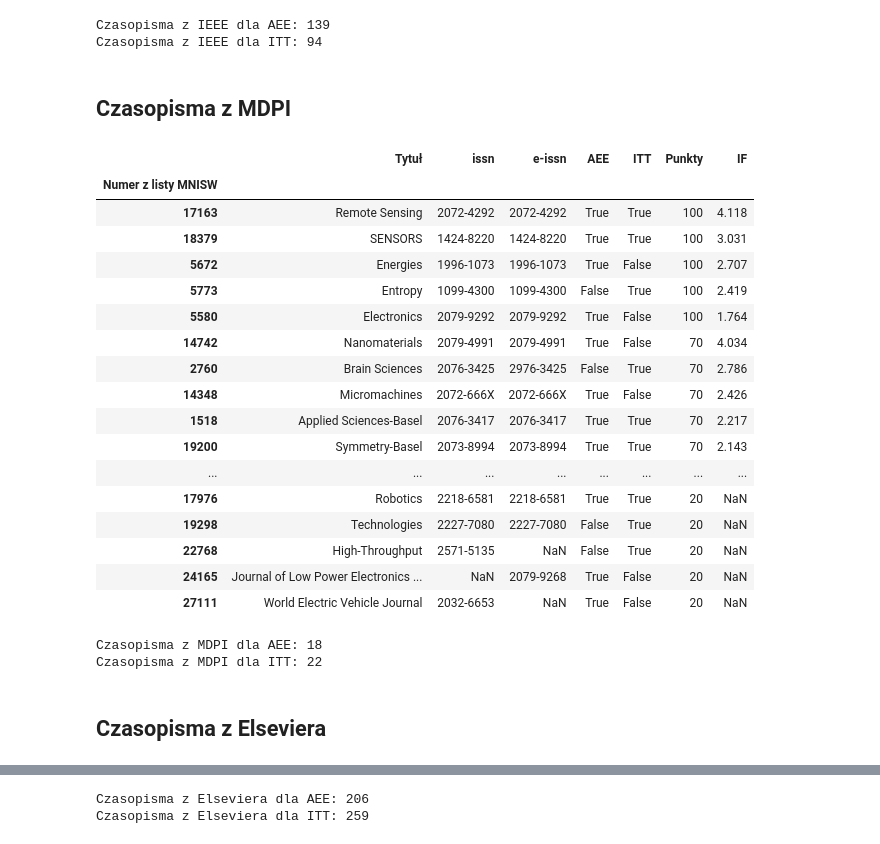
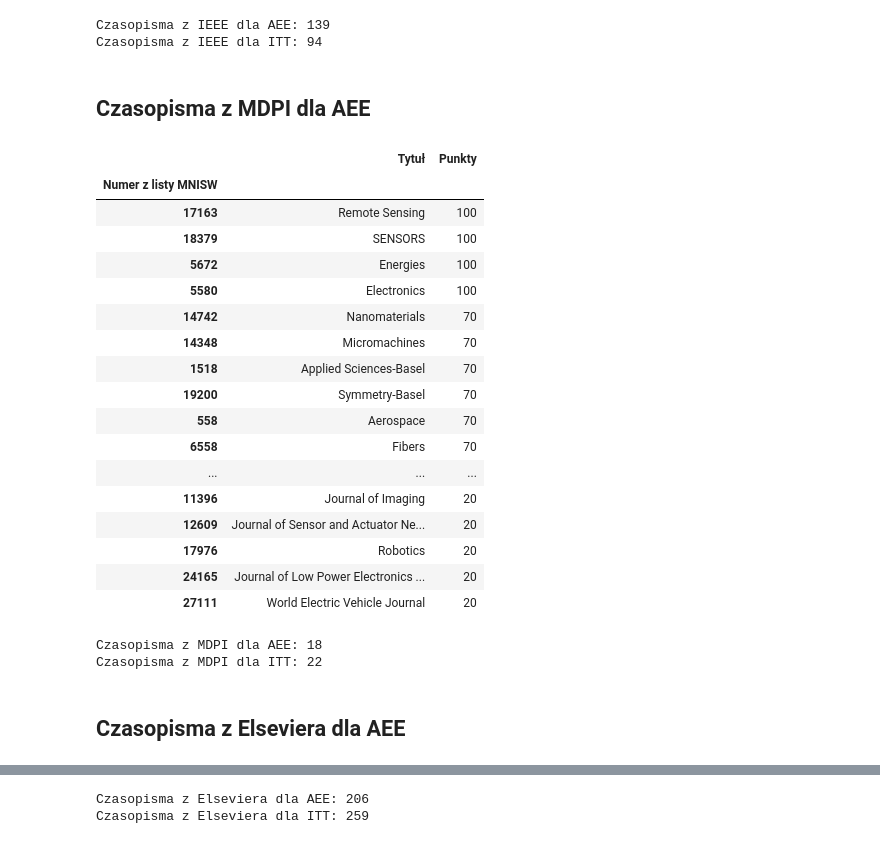
Before and after one commit to KAIR-ISZ/public_documents, a Jupyter notebook: Punktacja czasopism/Documents/Raport.ipynb, the cells around one changed output, grey strips where cells are left out. Saved outputs shown, nothing was run; the diff lists cells and outputs as text; code cells hidden in the pictures.

```diff
--- a/Punktacja czasopism/Documents/Raport.ipynb
+++ b/Punktacja czasopism/Documents/Raport.ipynb
@@ -138,33 +138,33 @@ print('Czasopisma z IEEE dla ITT: '+str(sum(IEEE.ITT)))
 Czasopisma z IEEE dla AEE: 139
 Czasopisma z IEEE dla ITT: 94
 # %% [markdown]
-## Czasopisma z MDPI
+## Czasopisma z MDPI dla AEE
 # %%
 MDPI=pd.read_csv('../Analysis Data/MDPI_journals.csv')
 
 MDPI_filter=((dane.issn.isin(MDPI.ISSN)) | (dane['e-issn'].isin(MDPI.ISSN)))
 
 MDPI_table=dane[MDPI_filter].sort_values(['Punkty','IF'],ascending=False)
-MDPI_table
+MDPI_table[MDPI_table.AEE].loc[:,['Tytuł','Punkty']]
 # %% [output]
-|  | Tytuł | issn | e-issn | AEE | ITT | Punkty | IF |
-| Numer z listy MNISW |  |  |  |  |  |  |  |
-| 17163 | Remote Sensing | 2072-4292 | 2072-4292 | True | True | 100 | 4.118 |
-| 18379 | SENSORS | 1424-8220 | 1424-8220 | True | True | 100 | 3.031 |
-| 5672 | Energies | 1996-1073 | 1996-1073 | True | False | 100 | 2.707 |
-| 5773 | Entropy | 1099-4300 | 1099-4300 | False | True | 100 | 2.419 |
-| 5580 | Electronics | 2079-9292 | 2079-9292 | True | False | 100 | 1.764 |
-| 14742 | Nanomaterials | 2079-4991 | 2079-4991 | True | False | 70 | 4.034 |
-| 2760 | Brain Sciences | 2076-3425 | 2976-3425 | False | True | 70 | 2.786 |
-| 14348 | Micromachines | 2072-666X | 2072-666X | True | False | 70 | 2.426 |
-| 1518 | Applied Sciences-Basel | 2076-3417 | 2076-3417 | True | True | 70 | 2.217 |
-| 19200 | Symmetry-Basel | 2073-8994 | 2073-8994 | True | True | 70 | 2.143 |
-| ... | ... | ... | ... | ... | ... | ... | ... |
-| 17976 | Robotics | 2218-6581 | 2218-6581 | True | True | 20 | NaN |
-| 19298 | Technologies | 2227-7080 | 2227-7080 | False | True | 20 | NaN |
-| 22768 | High-Throughput | 2571-5135 | NaN | False | True | 20 | NaN |
-| 24165 | Journal of Low Power Electronics ... | NaN | 2079-9268 | True | False | 20 | NaN |
-| 27111 | World Electric Vehicle Journal | 2032-6653 | NaN | True | False | 20 | NaN |
+|  | Tytuł | Punkty |
+| Numer z listy MNISW |  |  |
+| 17163 | Remote Sensing | 100 |
+| 18379 | SENSORS | 100 |
+| 5672 | Energies | 100 |
+| 5580 | Electronics | 100 |
+| 14742 | Nanomaterials | 70 |
+| 14348 | Micromachines | 70 |
+| 1518 | Applied Sciences-Basel | 70 |
+| 19200 | Symmetry-Basel | 70 |
+| 558 | Aerospace | 70 |
+| 6558 | Fibers | 70 |
+| ... | ... | ... |
+| 11396 | Journal of Imaging | 20 |
+| 12609 | Journal of Sensor and Actuator Ne... | 20 |
+| 17976 | Robotics | 20 |
+| 24165 | Journal of Low Power Electronics ... | 20 |
+| 27111 | World Electric Vehicle Journal | 20 |
 # %%
 print('Czasopisma z MDPI dla AEE: '+str(sum(MDPI_table.AEE)))
 print('Czasopisma z MDPI dla ITT: '+str(sum(MDPI_table.ITT)))
@@ -172,7 +172,7 @@ print('Czasopisma z MDPI dla ITT: '+str(sum(MDPI_table.ITT)))
 Czasopisma z MDPI dla AEE: 18
 Czasopisma z MDPI dla ITT: 22
 # %% [markdown]
-## Czasopisma z Elseviera
+## Czasopisma z Elseviera dla AEE
 # %%
 elsevier=pd.read_csv('../Analysis Data/elsevier_journals.csv')
 elsevier_filter=((dane.issn.isin(elsevier.ISSN)) | (dane['e-issn'].isin(elsevier.ISSN)))
```
Also changed, not shown: parts of 4 cells of this notebook, 1 other file.
